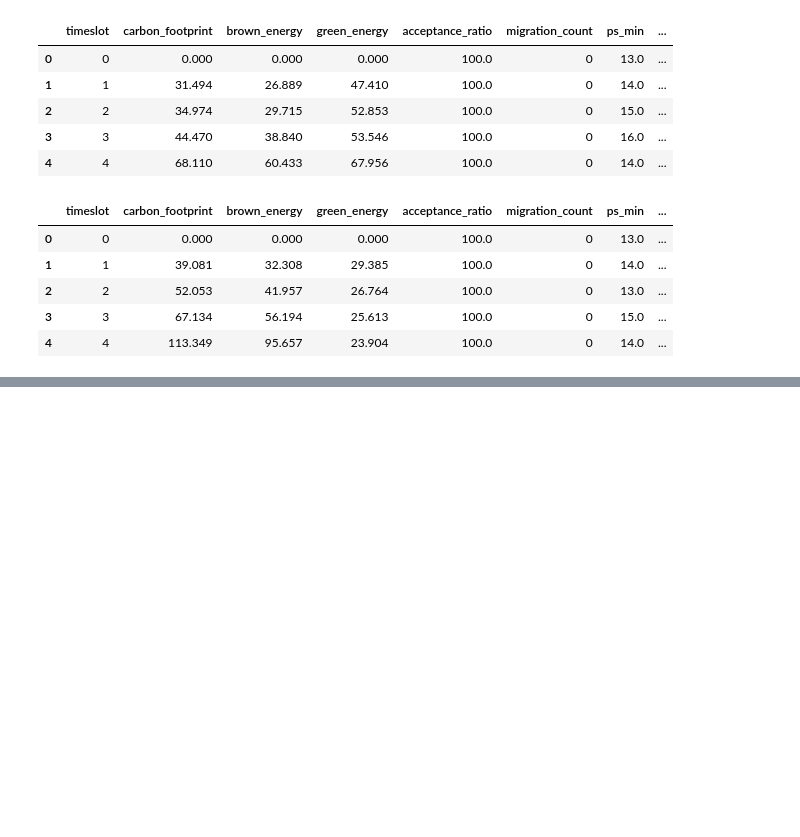
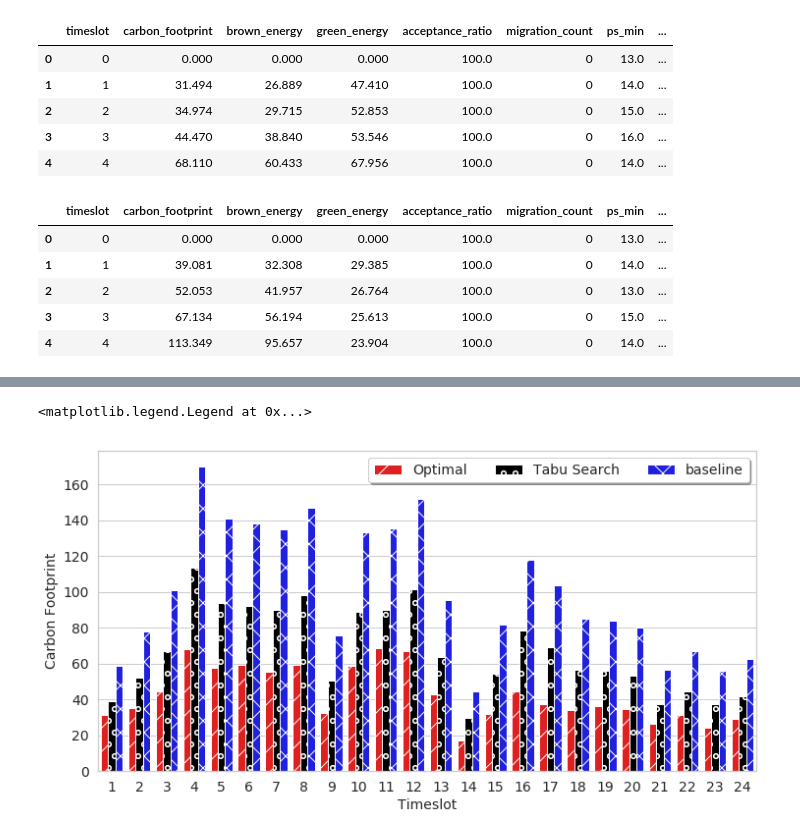
Before and after one commit to mfbari/esso, a Jupyter notebook: plots/plot_overall_carbon_footprint.ipynb, the cells around one changed output, grey strips where cells are left out. Drawn from its saved outputs; the diff is of its cells as text; code cells hidden in the pictures; blank space fills up the shorter version.

Commit message:
add code to plot green energy and carbon footprint in notebook .

```diff
--- a/plots/plot_overall_carbon_footprint.ipynb
+++ b/plots/plot_overall_carbon_footprint.ipynb
@@ -5,5 +7,9 @@ import matplotlib.pyplot as plt
 import seaborn as sns
 %matplotlib inline
+# %%
+sns.set(style="whitegrid")
+color_palette = ['Red', 'Black', 'Blue']
+figsize=(12,6)
 # %%
 dataset_name = '13129_0.5_0.003'
 
@@ -31,9 +37,9 @@ h_tsdf.head()
 | 3 | 3 | 67.134 | 56.194 | 25.613 | 100.0 | 0 | 15.0 | ... |
 | 4 | 4 | 113.349 | 95.657 | 23.904 | 100.0 | 0 | 14.0 | ... |
 # %%
-cf_df = ts_ts_df[['timeslot', 'carbon_footprint']]
-cf_df.columns = ['Timeslot', 'Tabu Search']
-cf_df.loc[:,'Optimal'] = cx_ts_df['carbon_footprint']
-cf_df.loc[:,'baseline'] = cx_ts_df['carbon_footprint']
+cf_df = c_tsdf[['timeslot', 'carbon_footprint']]
+cf_df.columns = ['Timeslot', 'Optimal']
+cf_df.loc[:,'Tabu Search'] = h_tsdf['carbon_footprint']
+cf_df.loc[:,'baseline'] = h_tsdf['carbon_footprint']*1.5
 # %%
 cf_df.head()
@@ -40,3 +53,5 @@ cf_df.head()
 # %%
 ts_melt = cf_df.melt(id_vars='Timeslot', var_name="Optimizer", value_name="Carbon Footprint")
+mask = ((ts_melt['Timeslot'] <= 24) & (ts_melt['Timeslot'] > 0))
+ts_melt = ts_melt[mask]
 ts_melt.head()
@@ -44,0 +65,28 @@ sns.catplot(x="Timeslot", y="Carbon Footprint", hue="Optimizer", data=ts_melt, h
+# %%
+plt.figure(figsize=figsize)
+
+SMALL_SIZE = 14
+MEDIUM_SIZE = 14
+BIGGER_SIZE = 14
+
+plt.rc('font', size=SMALL_SIZE)          # controls default text sizes
+plt.rc('axes', titlesize=SMALL_SIZE)     # fontsize of the axes title
+plt.rc('axes', labelsize=MEDIUM_SIZE)    # fontsize of the x and y labels
+plt.rc('xtick', labelsize=SMALL_SIZE)    # fontsize of the tick labels
+plt.rc('ytick', labelsize=SMALL_SIZE)    # fontsize of the tick labels
+plt.rc('legend', fontsize=SMALL_SIZE)    # legend fontsize
+plt.rc('figure', titlesize=BIGGER_SIZE)  # fontsize of the figure title
+
+bars = sns.barplot(x="Timeslot", y="Carbon Footprint", hue="Optimizer", data=ts_melt,
+            palette=color_palette)
+
+num_locations = len(ts_melt['Timeslot'].unique())
+hatches = itertools.cycle(['/', 'o', 'x', 'x', '\\', '*', 'o', 'O', '.'])
+for i, bar in enumerate(bars.patches):
+    if i % num_locations == 0:
+        hatch = next(hatches)
+    bar.set_hatch(hatch)
+plt.legend(loc='upper right', fancybox=True, shadow=True, ncol=3)
+# %% [output]
+<matplotlib.legend.Legend at 0x...>
+[figure, added]
```
Also changed, not shown: parts of 9 cells of this notebook.
